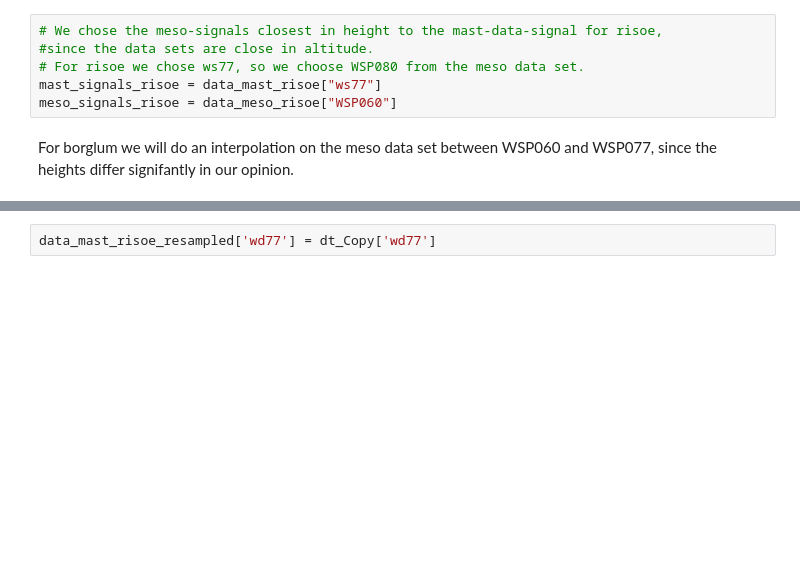
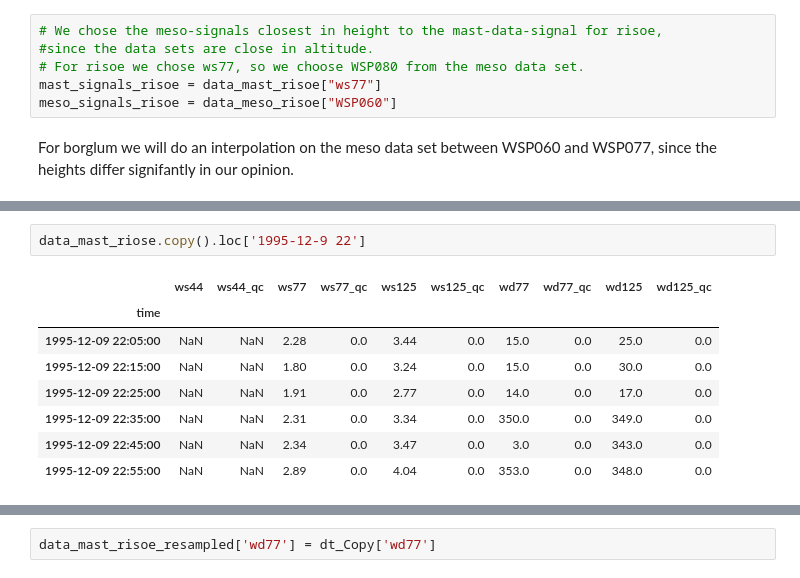
Before and after one commit to michaelbui99/mal-assignment-3, a Jupyter notebook: Assignment-3.ipynb, the cells around one changed output, grey strips where cells are left out. Cells and saved outputs as stored; diff of their text form; blank space fills up the shorter version.

```diff
--- a/Assignment-3.ipynb
+++ b/Assignment-3.ipynb
@@ -266,2 +559,13 @@ data_mast_risoe.loc['1995-12-9 21']
+# %%
+data_mast_riose.copy().loc['1995-12-9 22']
+# %% [output]
+|  | ws44 | ws44_qc | ws77 | ws77_qc | ws125 | ws125_qc | wd77 | wd77_qc | wd125 | wd125_qc |
+| time |  |  |  |  |  |  |  |  |  |  |
+| 1995-12-09 22:05:00 | NaN | NaN | 2.28 | 0.0 | 3.44 | 0.0 | 15.0 | 0.0 | 25.0 | 0.0 |
+| 1995-12-09 22:15:00 | NaN | NaN | 1.80 | 0.0 | 3.24 | 0.0 | 15.0 | 0.0 | 30.0 | 0.0 |
+| 1995-12-09 22:25:00 | NaN | NaN | 1.91 | 0.0 | 2.77 | 0.0 | 14.0 | 0.0 | 17.0 | 0.0 |
+| 1995-12-09 22:35:00 | NaN | NaN | 2.31 | 0.0 | 3.34 | 0.0 | 350.0 | 0.0 | 349.0 | 0.0 |
+| 1995-12-09 22:45:00 | NaN | NaN | 2.34 | 0.0 | 3.47 | 0.0 | 3.0 | 0.0 | 343.0 | 0.0 |
+| 1995-12-09 22:55:00 | NaN | NaN | 2.89 | 0.0 | 4.04 | 0.0 | 353.0 | 0.0 | 348.0 | 0.0 |
 # %%
 print(f"Arithmetic wd77 mean: {data_mast_risoe.loc['1995-12-9 21']['wd77'].mean()}")
```
Also changed, not shown: parts of 42 cells of this notebook.
